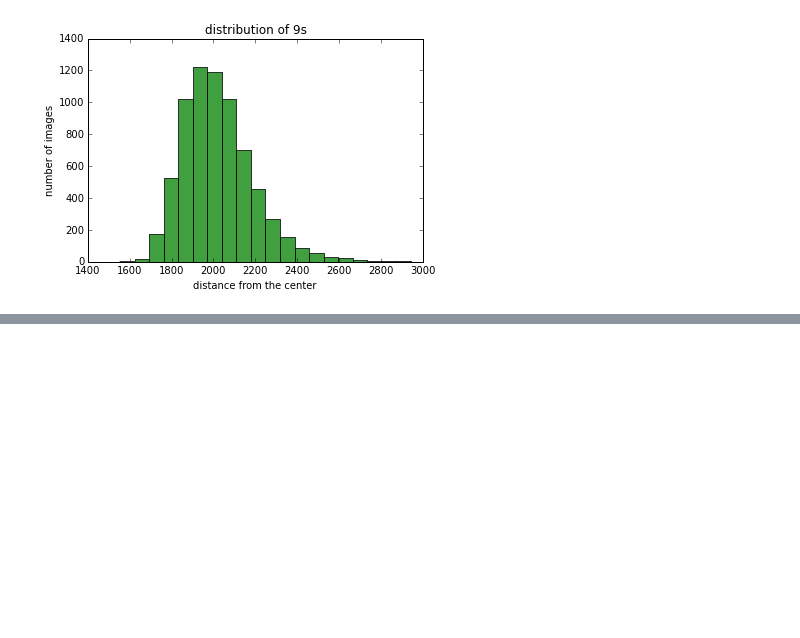
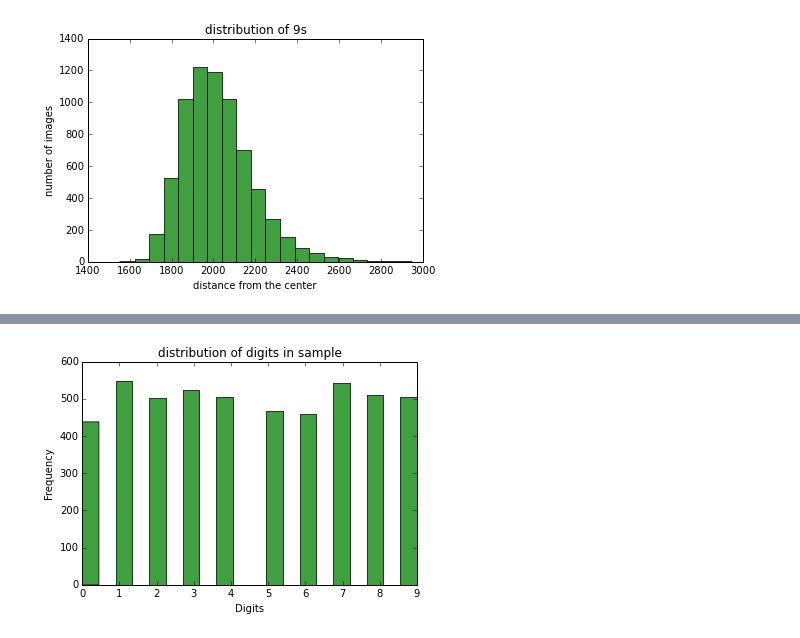
Before and after one commit to RuiqingQiu/K-Mean, a Jupyter notebook: mnist.ipynb, the cells around one changed output, grey strips where cells are left out. Saved outputs shown, nothing was run; the diff lists cells and outputs as text; code cells hidden in the pictures; blank space fills up the shorter version.

Commit message:
S Kmean experiment on MNIST data set

```diff
--- a/mnist.ipynb
+++ b/mnist.ipynb
@@ -593,0 +661,79 @@ plt.show()
+# %%
+X_digits,_,_,Y_digits = mnist.values()
+# %%
+import random
+pairs = zip(X_digits, Y_digits)
+random.shuffle(pairs)
+# %%
+pair = pairs[:5000]
+print len(pair)
+X = [i[0] for i in pair]
+Y = [i[1] for i in pair]
+plt.xlabel("Digits")
+plt.ylabel("Frequency")
+plt.title("distribution of digits in sample")
+n, bins, patches = plt.hist(Y ,20, normed = 0, facecolor="green", alpha=0.75)
+plt.show()
+#print ref_d
+res, idx = sequential_kmean(X, 10)
+error = 0
+print len(idx)
+for i in range(0, 10):
+    print idx.tolist().count(i)
+plt.xlabel("Digits")
+plt.ylabel("Frequency")
+plt.title("distribution of digits in sample")
+n, bins, patches = plt.hist(idx ,20, normed = 0, facecolor="blue", alpha=0.75)
+plt.show()
+# Data has actually 10 clusters
+d3 = Data(len(X), 10, len(X[0]))
+d3.set_data(X)
+d3.set_true_center(mnist_true_center1)
+d = {'0':[], '1':[], '2':[], '3':[], '4':[], '5':[], '6':[], '7':[], '8':[], '9':[]}
+#print d['0']
+for i in range(0, 5000):
+    if Y[i] == 0.0:
+        d['0'].append(idx[i])
+    elif Y[i] == 1.0:
+        d['1'].append(idx[i])
+    elif Y[i] == 2.0:
+        d['2'].append(idx[i])
+    elif Y[i] == 3.0:
+        d['3'].append(idx[i])
+    elif Y[i] == 4.0:
+        d['4'].append(idx[i])
+    elif Y[i] == 5.0:
+        d['5'].append(idx[i])
+    elif Y[i] == 6.0:
+        d['6'].append(idx[i])
+    elif Y[i] == 7.0:
+        d['7'].append(idx[i])
+    elif Y[i] == 8.0:
+        d['8'].append(idx[i])
+    elif Y[i] == 9.0:
+        d['9'].append(idx[i])
+
+# for key in d:
+#     print d[key]
+cost_function_score = []
+# Display the center choose by our sequential k mean
+# for i in res:
+#     plt.imshow(i.reshape(28,28))
+#     plt.xticks(())
+#     plt.yticks(())
+#     plt.show()
+cost_function_score.append(d3.cost_function(res))
+print "Cost: ", cost_function_score[0]
+
+res, idx = sequential_kmean(X, 30)
+error = 0
+plt.xlabel("Digits")
+plt.ylabel("Frequency")
+plt.title("distribution of digits in sample")
+n, bins, patches = plt.hist(idx ,20, normed = 0, facecolor="blue", alpha=0.75)
+plt.show()
+
+cost_function_score = []
+cost_function_score.append(d3.cost_function(res))
+print "Cost: ", cost_function_score[0]
+# %% [output]
@@ -593,0 +741 @@ plt.show()
+[figure, added]
```
Also changed, not shown: parts of 19 cells of this notebook.
